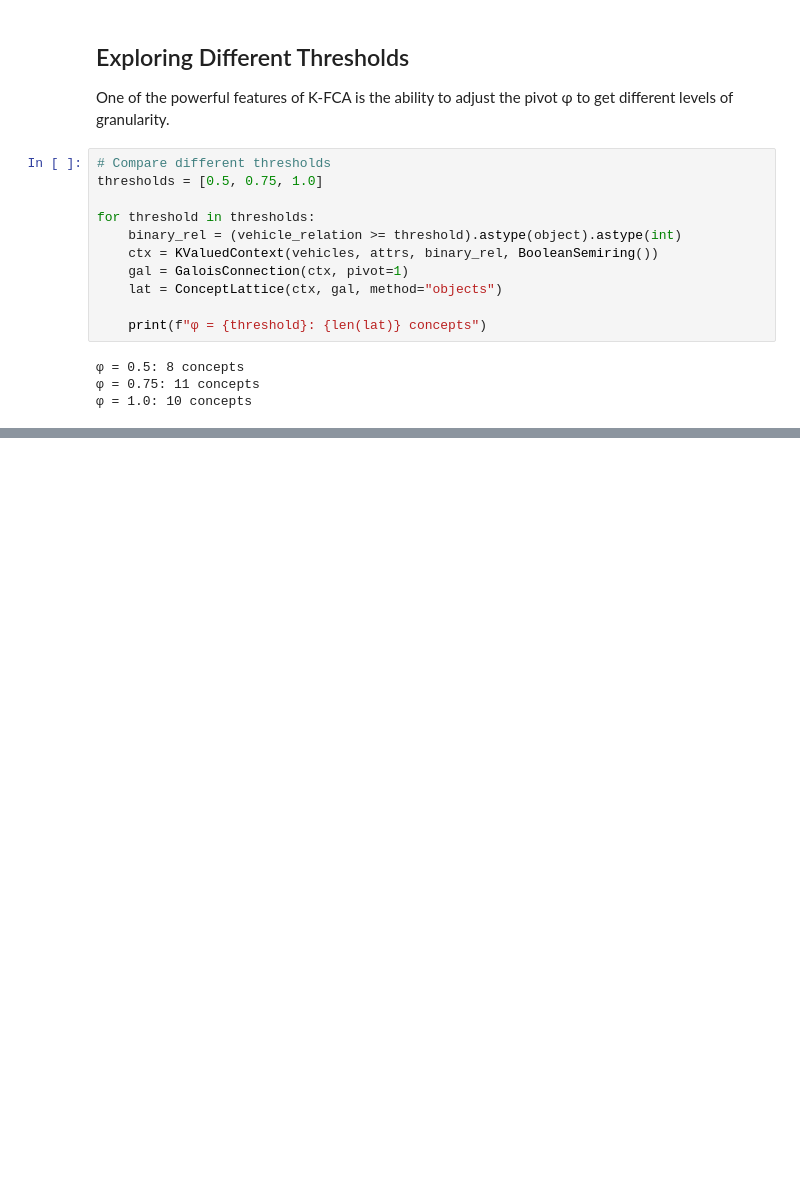
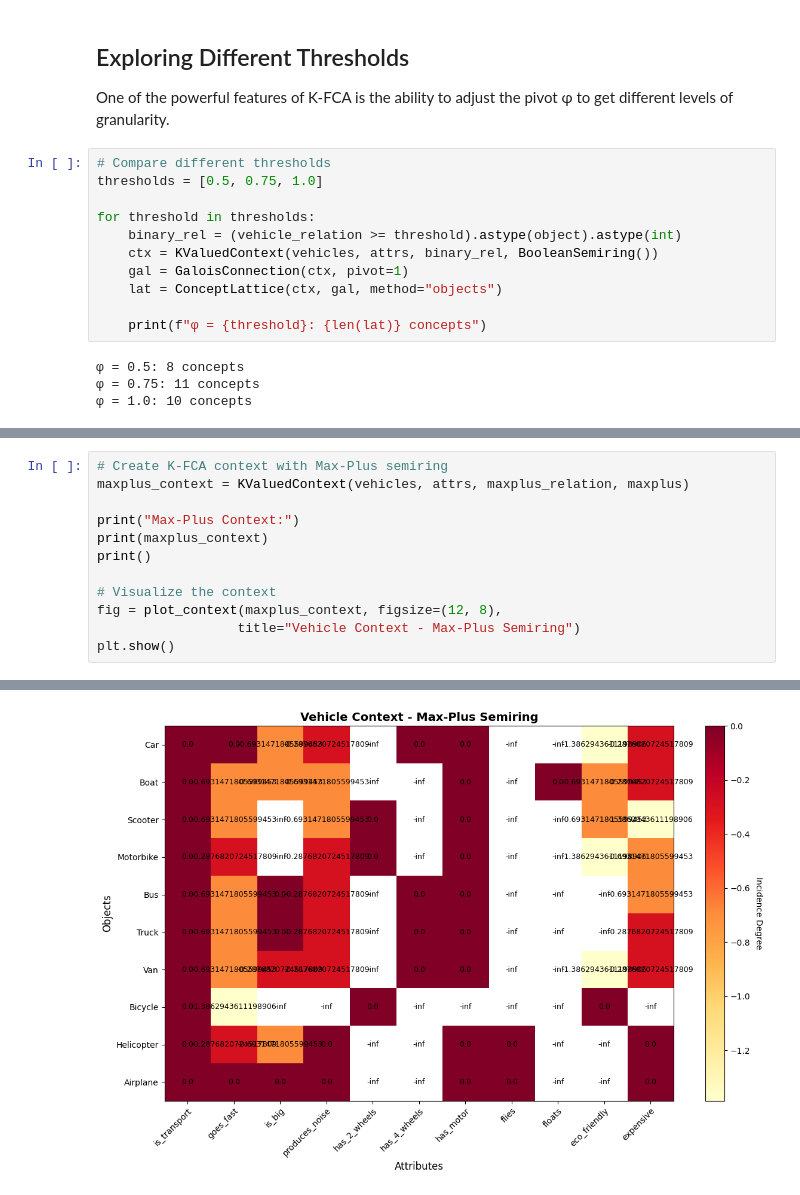
Before and after one commit to rohitidke/k-fca-prototype, a Jupyter notebook: examples/tutorial.ipynb, the cells around one changed output, grey strips where cells are left out. Cells and saved outputs as stored; diff of their text form; blank space fills up the shorter version.

```diff
--- a/examples/tutorial.ipynb
+++ b/examples/tutorial.ipynb
@@ -281,0 +338,13 @@ Try experimenting with:
+# %%
+# Create K-FCA context with Max-Plus semiring
+maxplus_context = KValuedContext(vehicles, attrs, maxplus_relation, maxplus)
+
+print("Max-Plus Context:")
+print(maxplus_context)
+print()
+
+# Visualize the context
+fig = plot_context(maxplus_context, figsize=(12, 8),
+                  title="Vehicle Context - Max-Plus Semiring")
+plt.show()
+# %% [output]
@@ -281,0 +368 @@ Try experimenting with:
+[figure, added]
```
Also changed, not shown: parts of 15 cells of this notebook, 7 other files.
